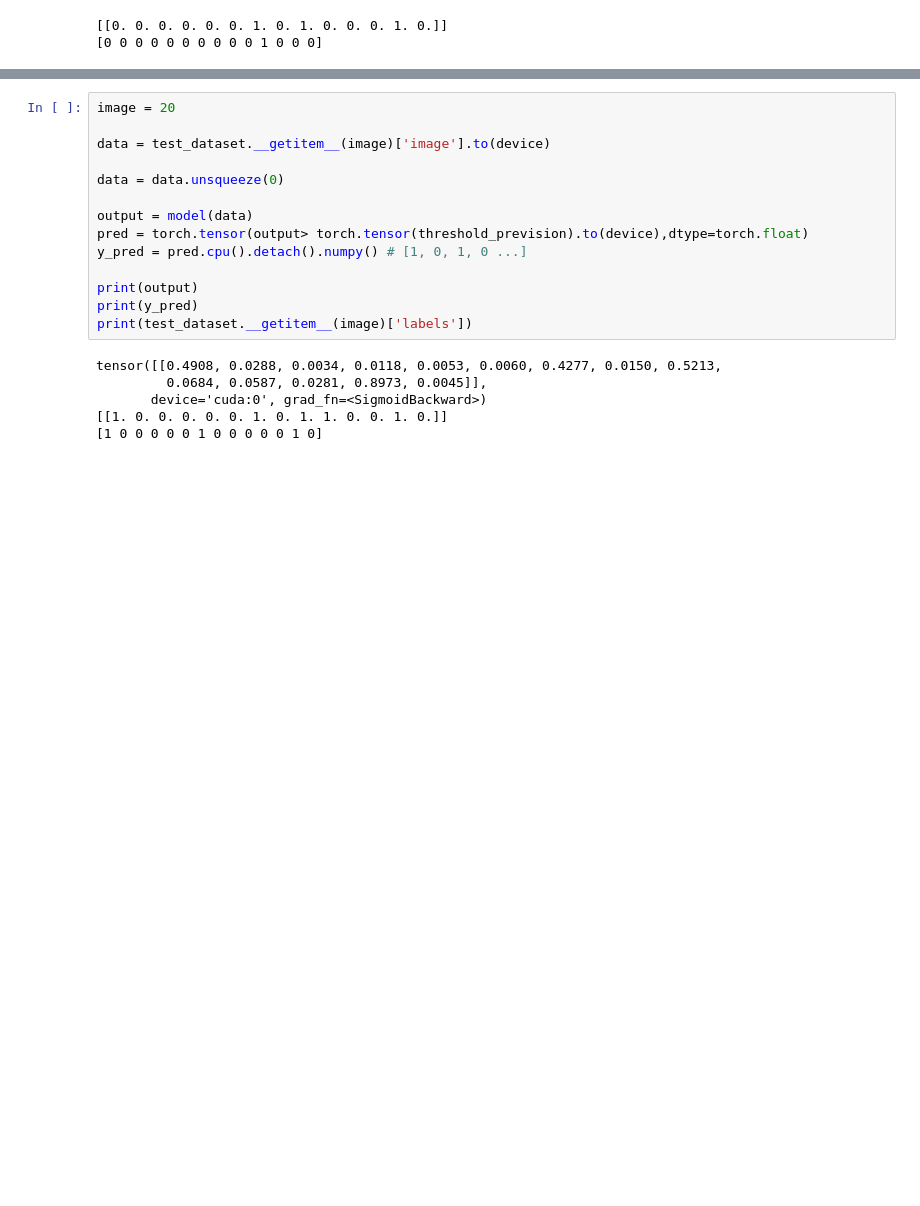
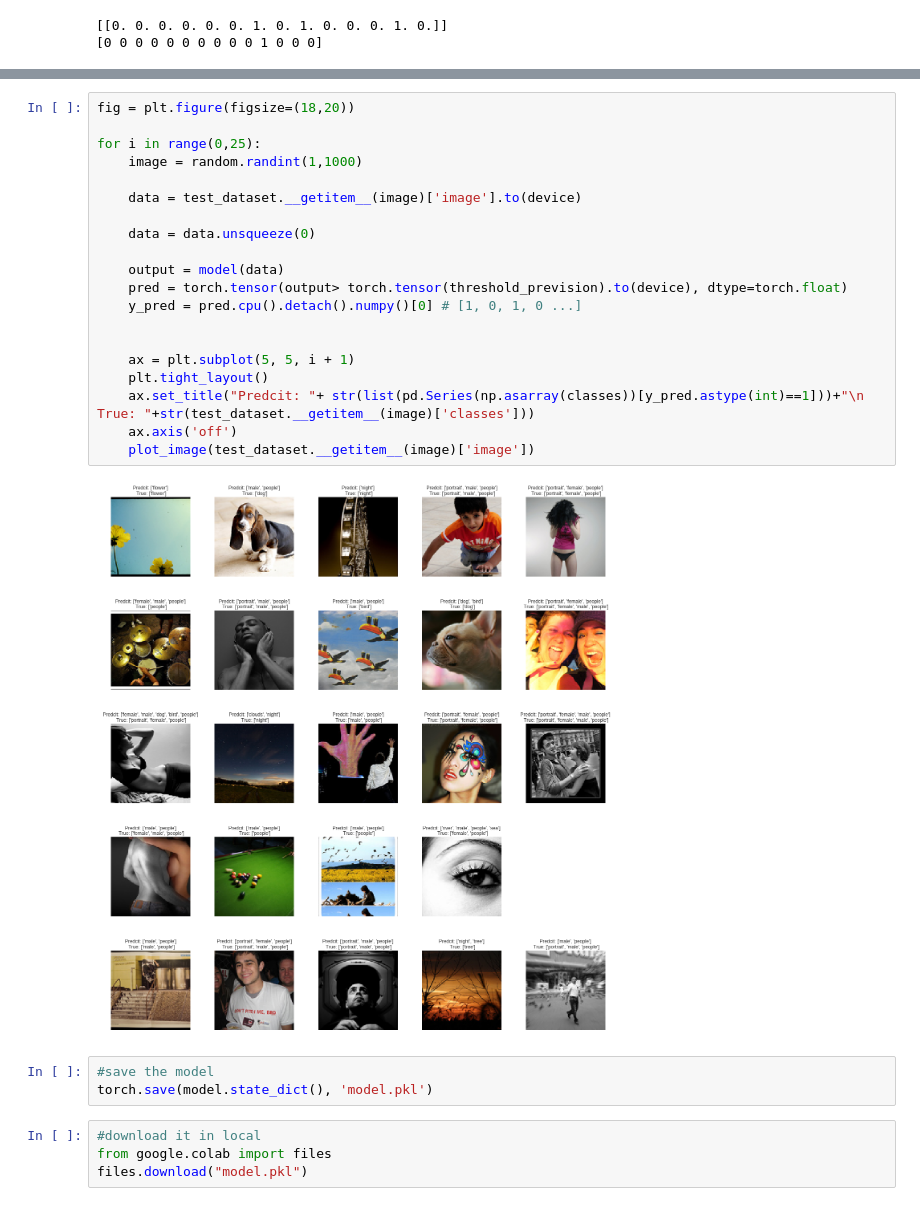
Before and after one commit to tafseerahmed/Deep-Learning-Project-UH18, a Jupyter notebook: Deep_Learning_Project_DATA_PROCESSING_prove.ipynb, the cells around one changed output, grey strips where cells are left out. Saved outputs shown, nothing was run; the diff lists cells and outputs as text; blank space fills up the shorter version.

```diff
--- a/Deep_Learning_Project_DATA_PROCESSING_prove.ipynb
+++ b/Deep_Learning_Project_DATA_PROCESSING_prove.ipynb
@@ -1265,20 +1271,29 @@ Wall time: 24min 51s
 # %%
-image = 20
+fig = plt.figure(figsize=(18,20))
 
-data = test_dataset.__getitem__(image)['image'].to(device)
+for i in range(0,25):
+    image = random.randint(1,1000)
 
-data = data.unsqueeze(0)
+    data = test_dataset.__getitem__(image)['image'].to(device)
 
-output = model(data)
-pred = torch.tensor(output> torch.tensor(threshold_prevision).to(device),dtype=torch.float)
-y_pred = pred.cpu().detach().numpy() # [1, 0, 1, 0 ...]
+    data = data.unsqueeze(0)
 
-print(output)
-print(y_pred)
-print(test_dataset.__getitem__(image)['labels'])
+    output = model(data)
+    pred = torch.tensor(output> torch.tensor(threshold_prevision).to(device), dtype=torch.float)
+    y_pred = pred.cpu().detach().numpy()[0] # [1, 0, 1, 0 ...]
+
+
+    ax = plt.subplot(5, 5, i + 1)
+    plt.tight_layout()
+    ax.set_title("Predcit: "+ str(list(pd.Series(np.asarray(classes))[y_pred.astype(int)==1]))+"\n True: "+str(test_dataset.__getitem__(image)['classes']))
+    ax.axis('off')
+    plot_image(test_dataset.__getitem__(image)['image'])
 # %% [output]
-tensor([[0.4908, 0.0288, 0.0034, 0.0118, 0.0053, 0.0060, 0.4277, 0.0150, 0.5213,
-         0.0684, 0.0587, 0.0281, 0.8973, 0.0045]],
-       device='cuda:0', grad_fn=<SigmoidBackward>)
-[[1. 0. 0. 0. 0. 0. 1. 0. 1. 1. 0. 0. 1. 0.]]
-[1 0 0 0 0 0 1 0 0 0 0 0 1 0]
+[figure, added]
+# %%
+#save the model
+torch.save(model.state_dict(), 'model.pkl')
+# %%
+#download it in local
+from google.colab import files
+files.download("model.pkl")
```
Also changed, not shown: parts of 19 cells of this notebook.
